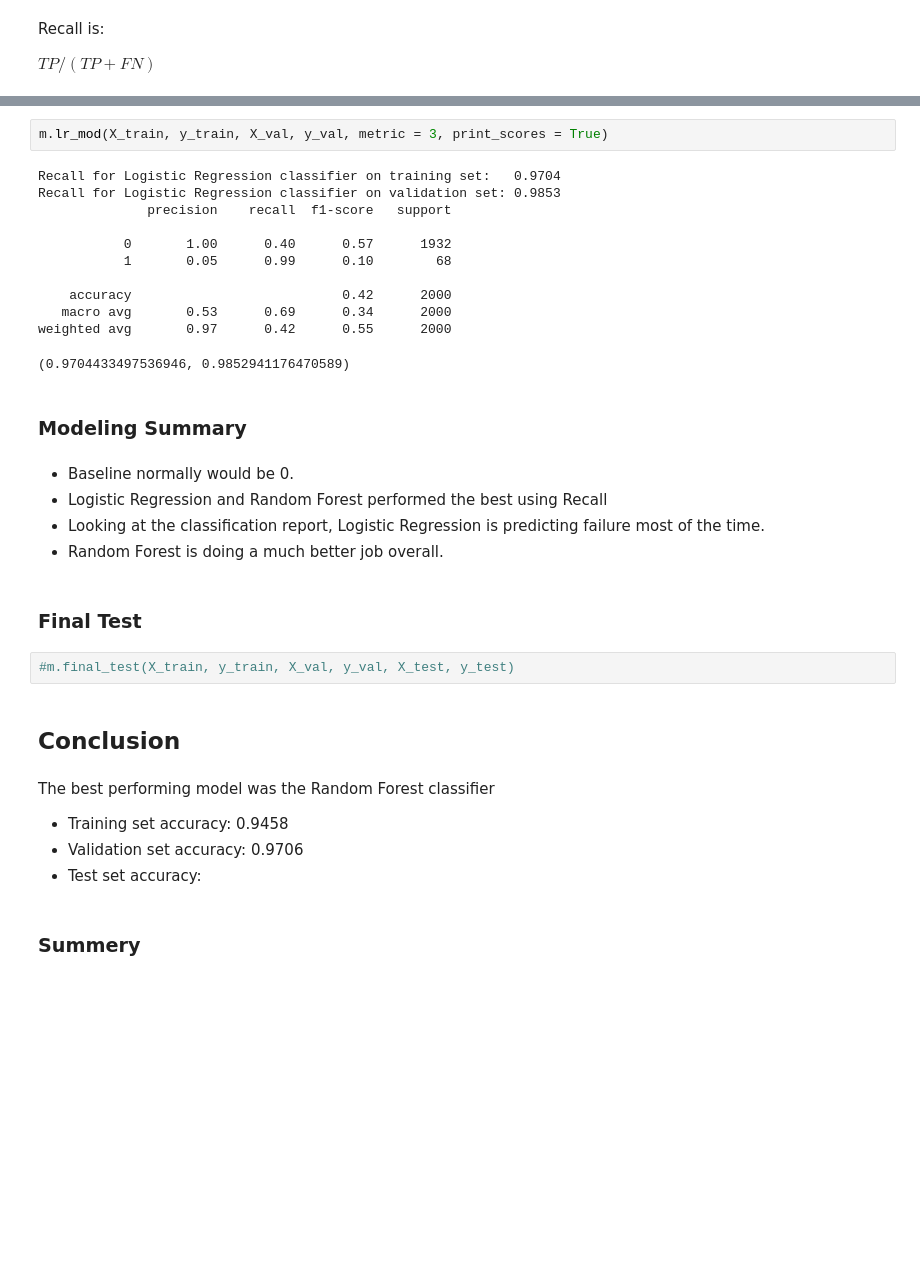
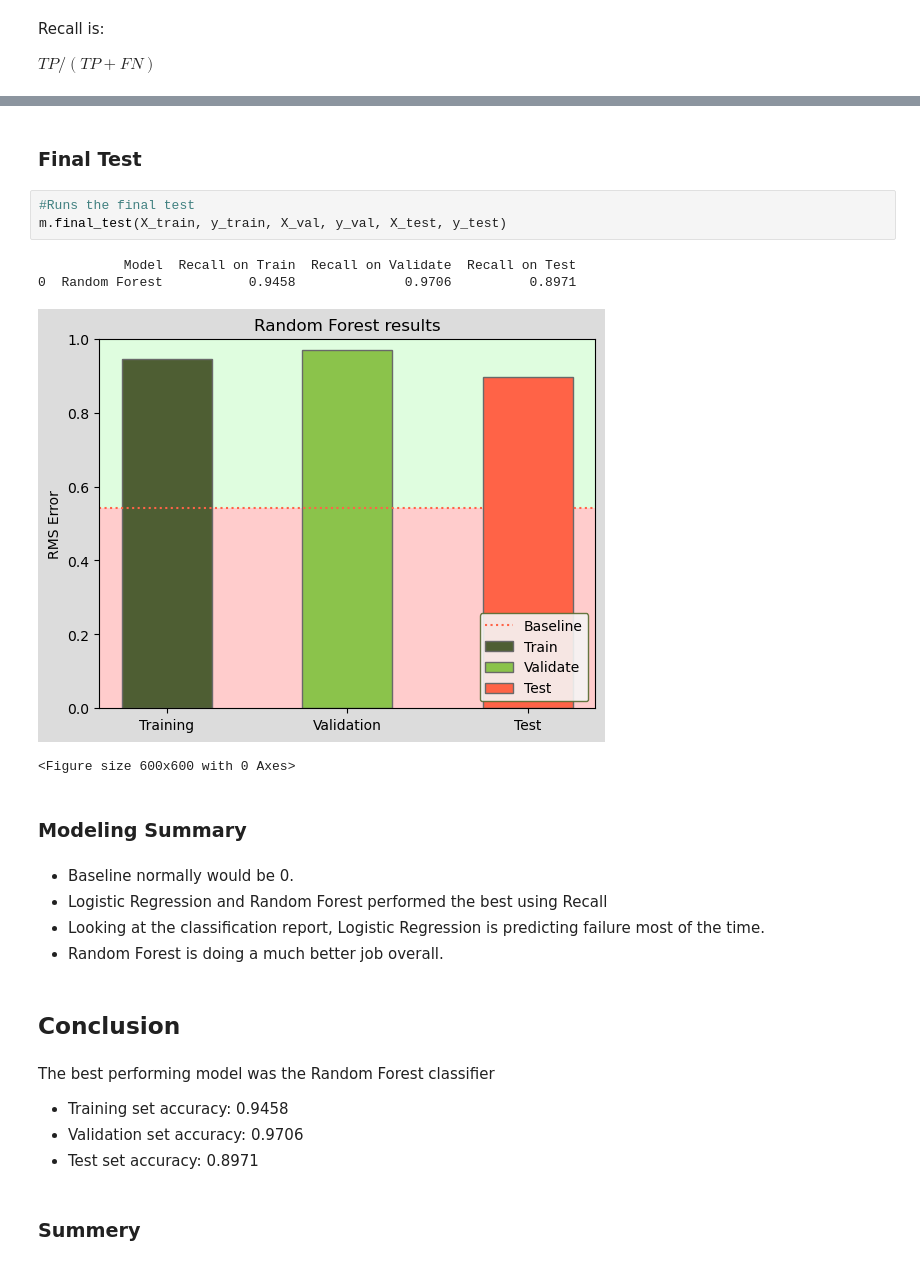
Before and after one commit to JoshuaHolt-Tech/proactive-maintence-project, a Jupyter notebook: final_pred_maint.ipynb, the cells around one changed output, grey strips where cells are left out. Drawn from its saved outputs; the diff is of its cells as text; blank space fills up the shorter version.

```diff
--- a/final_pred_maint.ipynb
+++ b/final_pred_maint.ipynb
@@ -134,35 +136,27 @@ weighted avg       0.97      0.92      0.94      2000
-# %%
-m.lr_mod(X_train, y_train, X_val, y_val, metric = 3, print_scores = True)
-# %% [output]
-Recall for Logistic Regression classifier on training set:   0.9704
-Recall for Logistic Regression classifier on validation set: 0.9853
-              precision    recall  f1-score   support
-
-           0       1.00      0.40      0.57      1932
-           1       0.05      0.99      0.10        68
-
-    accuracy                           0.42      2000
-   macro avg       0.53      0.69      0.34      2000
-weighted avg       0.97      0.42      0.55      2000
-(0.9704433497536946, 0.9852941176470589)
-# %% [markdown]
-### Modeling Summary
-# %% [markdown]
-- Baseline normally would be 0.
-- Logistic Regression and Random Forest performed the best using Recall
-- Looking at the classification report, Logistic Regression is predicting failure most of the time.
-- Random Forest is doing a much better job overall.
 # %% [markdown]
 ### Final Test
 # %%
-#m.final_test(X_train, y_train, X_val, y_val, X_test, y_test)
+#Runs the final test
+m.final_test(X_train, y_train, X_val, y_val, X_test, y_test)
+# %% [output]
+           Model  Recall on Train  Recall on Validate  Recall on Test
+0  Random Forest           0.9458              0.9706          0.8971
+[figure, added]
+<Figure size 600x600 with 0 Axes>
+# %% [markdown]
+### Modeling Summary
+# %% [markdown]
+- Baseline normally would be 0.
+- Logistic Regression and Random Forest performed the best using Recall
+- Looking at the classification report, Logistic Regression is predicting failure most of the time.
+- Random Forest is doing a much better job overall.
 # %% [markdown]
 ## Conclusion
 # %% [markdown]
 The best performing model was the Random Forest classifier
 - Training set accuracy: 0.9458
 - Validation set accuracy: 0.9706
-- Test set accuracy:
+- Test set accuracy: 0.8971
 # %% [markdown]
 ### Summery
 # %% [markdown]
```
Also changed, not shown: parts of 13 cells of this notebook, 5 other files.
